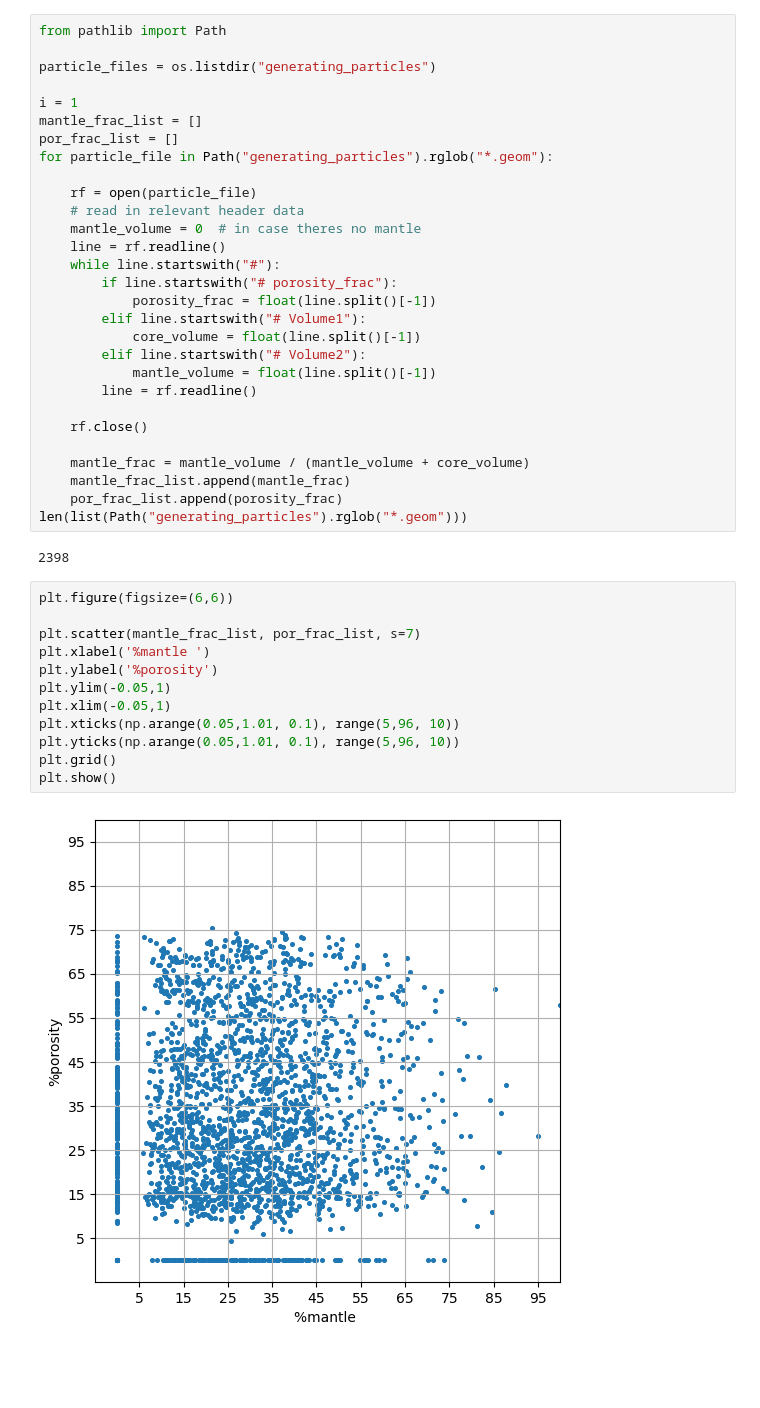
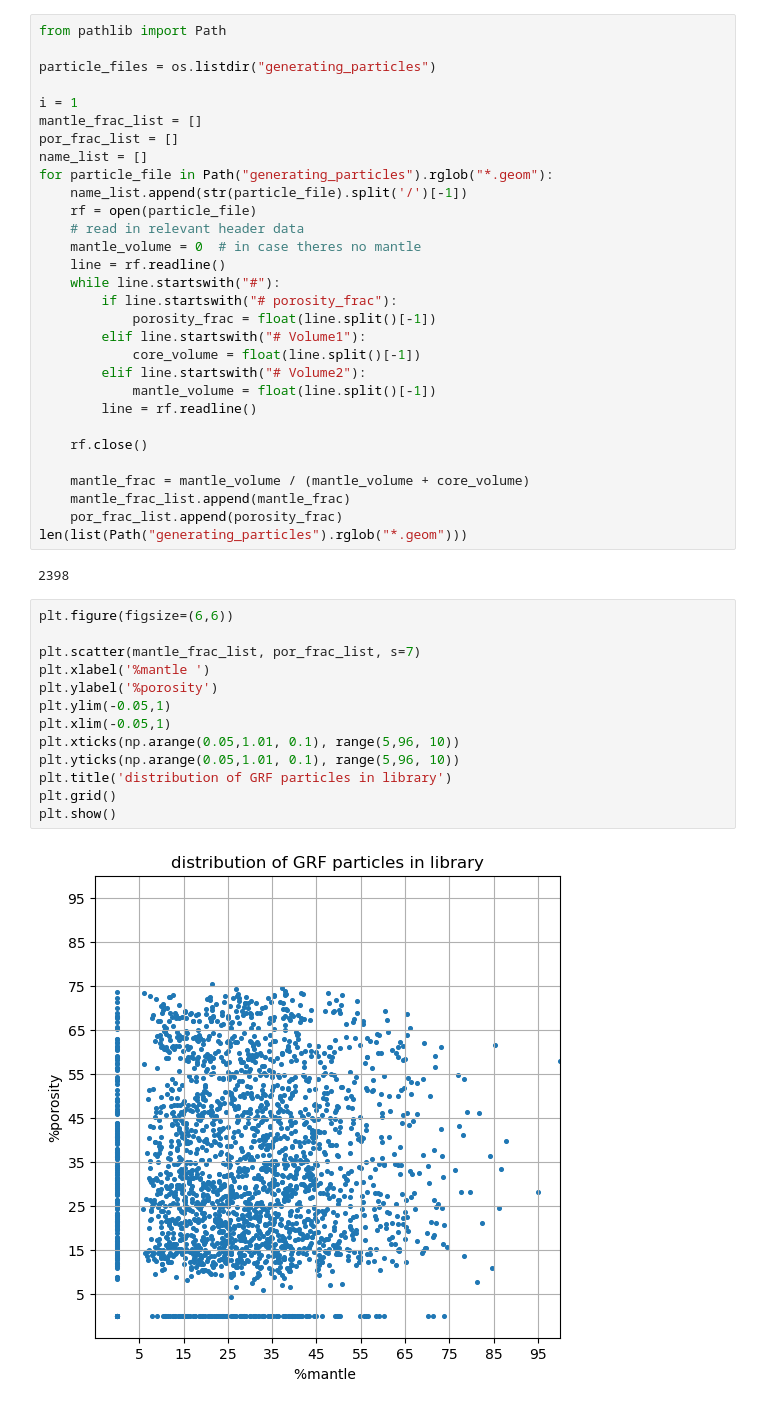
Before and after one commit to zweesing/thesis_project_code, a Jupyter notebook: testing.ipynb, the cells around one changed output. Drawn from its saved outputs; the diff is of its cells as text; blank space fills up the shorter version.

Commit message:
particle library integrated and works

```diff
--- a/testing.ipynb
+++ b/testing.ipynb
@@ -152,8 +152,9 @@ particle_files = os.listdir("generating_particles")
 i = 1
 mantle_frac_list = []
 por_frac_list = []
+name_list = []
 for particle_file in Path("generating_particles").rglob("*.geom"):
-
+    name_list.append(str(particle_file).split('/')[-1])
     rf = open(particle_file)
     # read in relevant header data
     mantle_volume = 0  # in case theres no mantle
@@ -178,15 +179,16 @@ len(list(Path("generating_particles").rglob("*.geom")))
 # %%
 plt.figure(figsize=(6,6))
 
 plt.scatter(mantle_frac_list, por_frac_list, s=7)
 plt.xlabel('%mantle ')
 plt.ylabel('%porosity')
 plt.ylim(-0.05,1)
 plt.xlim(-0.05,1)
 plt.xticks(np.arange(0.05,1.01, 0.1), range(5,96, 10))
 plt.yticks(np.arange(0.05,1.01, 0.1), range(5,96, 10))
+plt.title('distribution of GRF particles in library')
 plt.grid()
 plt.show()
 # %% [output]
-[figure, old version]
+[figure, new version]
 # %% [markdown]
```
Also changed, not shown: parts of 8 cells of this notebook, 3 other files.
